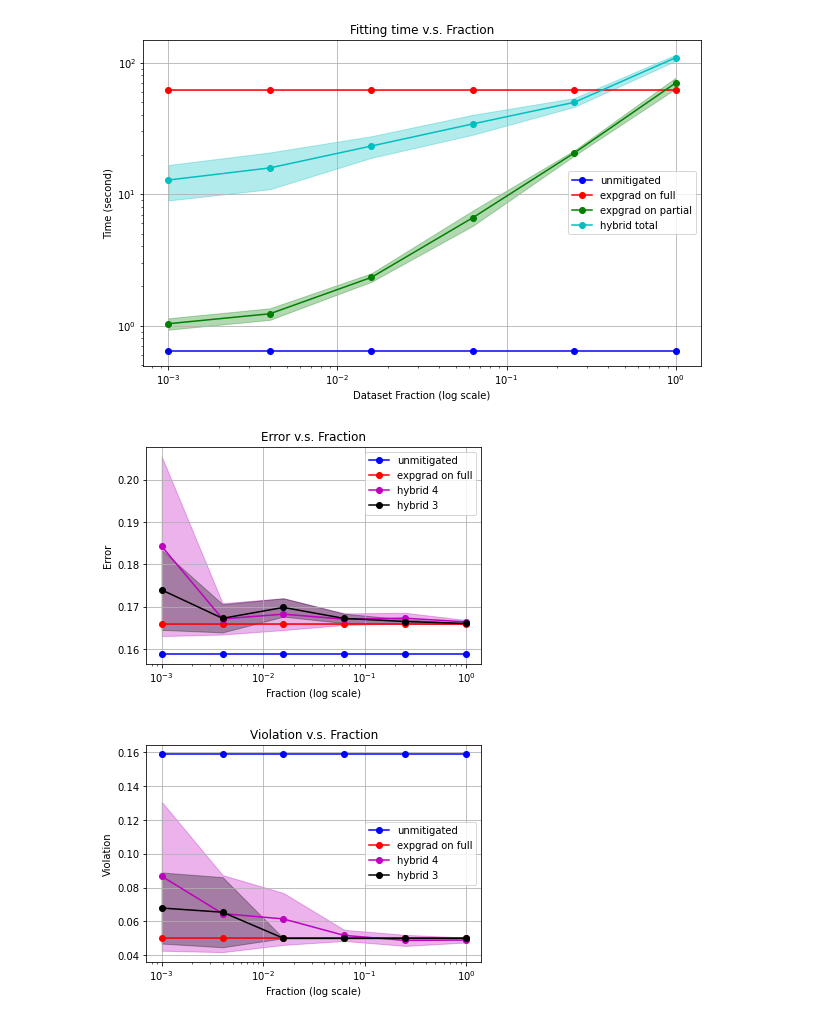
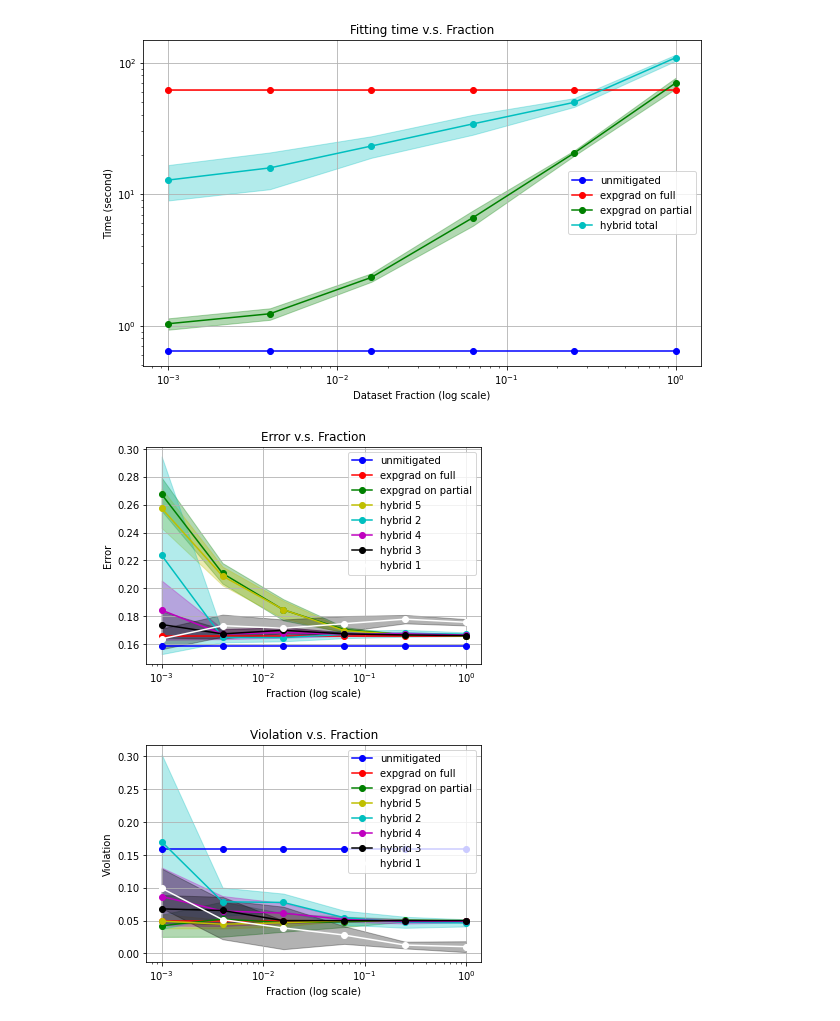
Before and after one commit to softlab-unimore/scalable-expgrad, a Jupyter notebook: Fairlearn+.ipynb, the cells around one changed output. Cells and saved outputs as stored; diff of their text form; code cells hidden in the pictures.

```diff
--- a/Fairlearn+.ipynb
+++ b/Fairlearn+.ipynb
@@ -219,50 +219,52 @@ import matplotlib.pyplot as plt
 errors = {
     "unmitigated": ("b", "bo-", "unmitigated", error_unmitigated_ci, None),
     "expgrad_alls": ("r", "ro-", "expgrad on full", error_expgrad_alls_ci, None),
-#     "expgrad_fracs": ("g", "go-", "expgrad on partial", error_expgrad_fracs_ci, None),
-#     "no_grid_rewts": ("y", "yo-", "hybrid 5", error_no_grid_rewts_ci, None),
-#     "grid_pmf_fracs": ("c", "co-", "hybrid 2", error_grid_pmf_fracs_ci, None),
+    "expgrad_fracs": ("g", "go-", "expgrad on partial", error_expgrad_fracs_ci, None),
+    "no_grid_rewts": ("y", "yo-", "hybrid 5", error_no_grid_rewts_ci, None),
+    "grid_pmf_fracs": ("c", "co-", "hybrid 2", error_grid_pmf_fracs_ci, None),
     "rewts_partial": ("m", "mo-", "hybrid 4", error_rewts_partial_ci, None),
     "rewts_pmf": ("k", "ko-", "hybrid 3", error_rewts_pmf_ci, None),
+    "hybrid_1": ("k", "wo-", "hybrid 1", error_hybrids_ci, None),
 }
 
 violations = {
     "unmitigated": ("b", "bo-", "unmitigated", vio_unmitigated_ci, None),
     "expgrad_alls": ("r", "ro-", "expgrad on full", vio_expgrad_alls_ci, None),
-#     "expgrad_fracs": ("g", "go-", "expgrad on partial", vio_expgrad_fracs_ci, None),
-#     "no_grid_rewts": ("y", "yo-", "hybrid 5", vio_no_grid_rewts_ci, None),
-#     "grid_pmf_fracs": ("c", "co-", "hybrid 2", vio_grid_pmf_fracs_ci, None),
+    "expgrad_fracs": ("g", "go-", "expgrad on partial", vio_expgrad_fracs_ci, None),
+    "no_grid_rewts": ("y", "yo-", "hybrid 5", vio_no_grid_rewts_ci, None),
+    "grid_pmf_fracs": ("c", "co-", "hybrid 2", vio_grid_pmf_fracs_ci, None),
     "rewts_partial": ("m", "mo-", "hybrid 4", vio_rewts_partial_ci, None),
     "rewts_pmf": ("k", "ko-", "hybrid 3", vio_rewts_pmf_ci, None),
+    "hybrid_1": ("k", "wo-", "hybrid 1", vio_hybrids_ci, None),
 }
 
 # Plot errors
 for k, (c1, c2, label, means, stds) in errors.items():
     plt.fill_between(fr, means[:,1], means[:,2], color=c1, alpha=0.3)
     plt.plot(fr, means[:,0], c2, label=label)
 
 plt.xlabel('Fraction (log scale)')
 plt.ylabel('Error')
 plt.title('Error v.s. Fraction')
 plt.xscale("log")
 # plt.yscale("log")
 plt.grid()
 plt.legend()
 plt.show()
 
 # Plot violations
 for k, (c1, c2, label, means, stds) in violations.items():
     plt.fill_between(fr, means[:,1], means[:,2], color=c1, alpha=0.3)
     plt.plot(fr, means[:,0], c2, label=label)
 
 plt.xlabel('Fraction (log scale)')
 plt.ylabel('Violation')
 plt.title('Violation v.s. Fraction')
 plt.xscale("log")
 # plt.yscale("log")
 plt.grid()
 plt.legend()
 plt.show()
 # %% [output]
-[figure, old version]
+[figure, new version]
-[figure, old version]
+[figure, new version]
```
Also changed, not shown: 8 other files.
